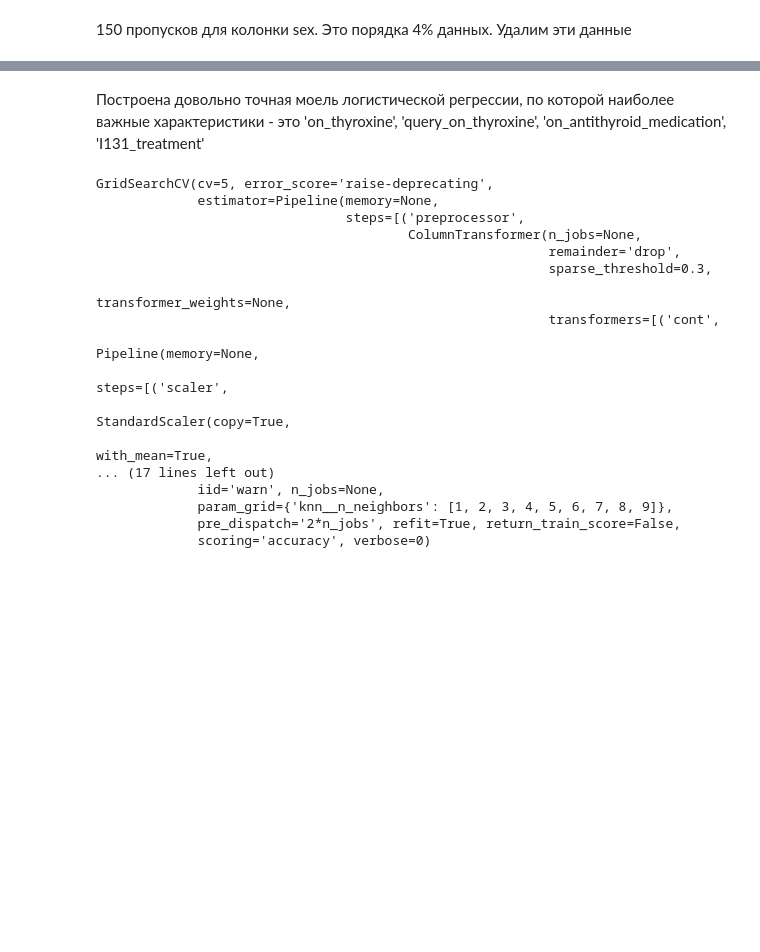
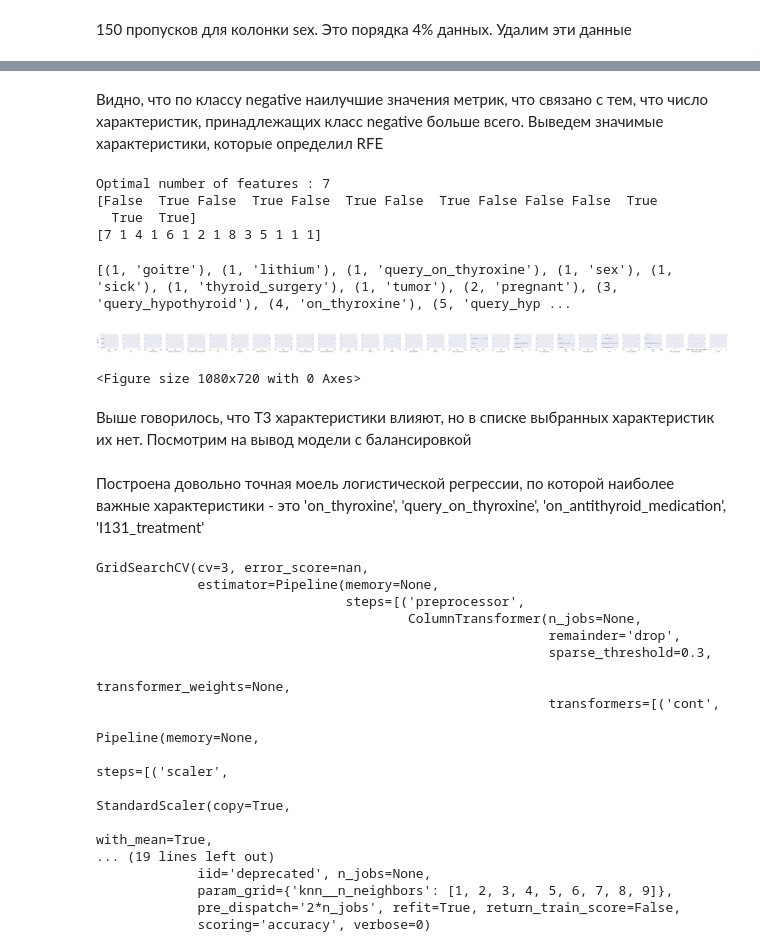
Before and after one commit to DenisPonizovkin/ds-jupyter, a Jupyter notebook: Ponizovkin. Classification1.ipynb, the cells around one changed output, grey strips where cells are left out. Cells and saved outputs as stored; diff of their text form; code cells hidden in the pictures; blank space fills up the shorter version.

```diff
--- a/Ponizovkin. Classification1.ipynb
+++ b/Ponizovkin. Classification1.ipynb
@@ -170,0 +225,10 @@ df = df.dropna(how='any')
+# %%
+from sklearn.preprocessing import OrdinalEncoder
+
+classes = df.Class.dropna(how='any')
+oe = OrdinalEncoder()
+oe.fit(pd.DataFrame(classes))
+df["Class"] = oe.fit_transform(df[["Class"]])
+
+df_raw = df.copy()
+df = df.dropna(how='any')
@@ -332,3 +419,31 @@ Index(['on_thyroxine', 'query_on_thyroxine', 'on_antithyroid_medication',
+# %% [markdown]
+Видно, что по классу negative наилучшие значения метрик, что связано с тем,
+что число характеристик, принадлежащих класс negative больше всего.
+Выведем значимые характеристики, которые определил RFE
+# %%
+print("Optimal number of features : %d" % pipe['RFE'].n_features_)
+print(pipe['RFE'].support_)
+print(pipe['RFE'].ranking_)
+# %% [output]
+Optimal number of features : 7
+[False  True False  True False  True False  True False False False  True
+  True  True]
+[7 1 4 1 6 1 2 1 8 3 5 1 1 1]
+# %%
+print(sorted(zip(map(lambda x: round(x, 4), pipe['RFE'].ranking_), X_train.columns)))
+# %% [output]
+[(1, 'goitre'), (1, 'lithium'), (1, 'query_on_thyroxine'), (1, 'sex'), (1, 'sick'), (1, 'thyroid_surgery'), (1, 'tumor'), (2, 'pregnant'), (3, 'query_hypothyroid'), (4, 'on_thyroxine'), (5, 'query_hyp ...
+# %%
+sns.set(color_codes=True)
+sns.pairplot(df, palette="husl", y_vars=['Class'], x_vars=df.columns)
+plt.figure(figsize=(15,10))
+plt.show()
+# %% [output]
+[figure, added]
+<Figure size 1080x720 with 0 Axes>
+# %% [markdown]
+Выше говорилось, что T3 характеристики влияют, но в списке выбранных характеристик их нет.
+Посмотрим на вывод модели с балансировкой
 # %% [markdown]
 Построена довольно точная моель логистической регрессии, по которой наиболее важные характеристики - это
 'on_thyroxine', 'query_on_thyroxine', 'on_antithyroid_medication', 'I131_treatment'
@@ -350,12 +465,12 @@ pipe_knn = Pipeline(steps=[('preprocessor', preprocessor)
 #    , 'logistic__C': C
 #}
 
-clf_knn = GridSearchCV(pipe_knn, param_grid_knn, cv=5, verbose=0, scoring='accuracy')
-clf_knn.fit(X, y)
+clf_knn = GridSearchCV(pipe_knn, param_grid_knn, cv=3, verbose=0, scoring='accuracy')
+clf_knn.fit(X_train, y_train)
 #clf = GridSearchCV(knn, param_grid, cv=5, scoring='accuracy', verbose=0)
 #clf.fit(X, y)
 # %% [output]
-GridSearchCV(cv=5, error_score='raise-deprecating',
+GridSearchCV(cv=3, error_score=nan,
              estimator=Pipeline(memory=None,
                                 steps=[('preprocessor',
                                         ColumnTransformer(n_jobs=None,
@@ -367,8 +482,8 @@ GridSearchCV(cv=5, error_score='raise-deprecating',
                                                                                   steps=[('scaler',
                                                                                           StandardScaler(copy=True,
                                                                                                          with_mean=True,
-... (17 lines left out)
-             iid='warn', n_jobs=None,
+... (19 lines left out)
+             iid='deprecated', n_jobs=None,
              param_grid={'knn__n_neighbors': [1, 2, 3, 4, 5, 6, 7, 8, 9]},
              pre_dispatch='2*n_jobs', refit=True, return_train_score=False,
              scoring='accuracy', verbose=0)
```
Also changed, not shown: parts of 38 cells of this notebook.
